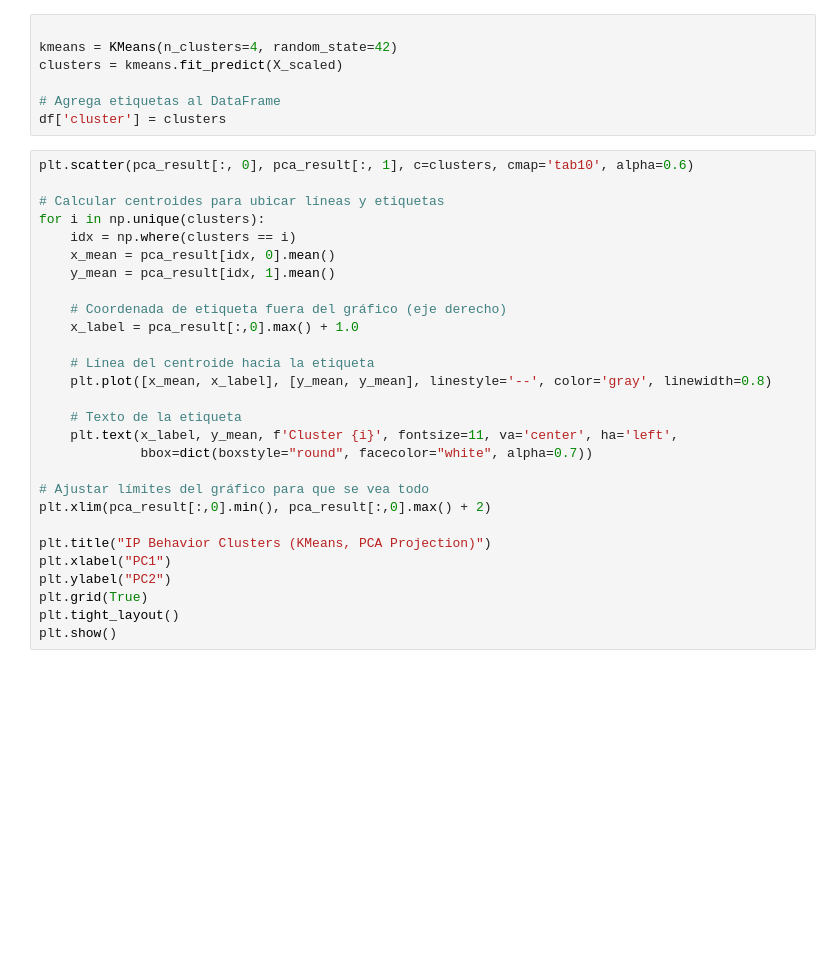
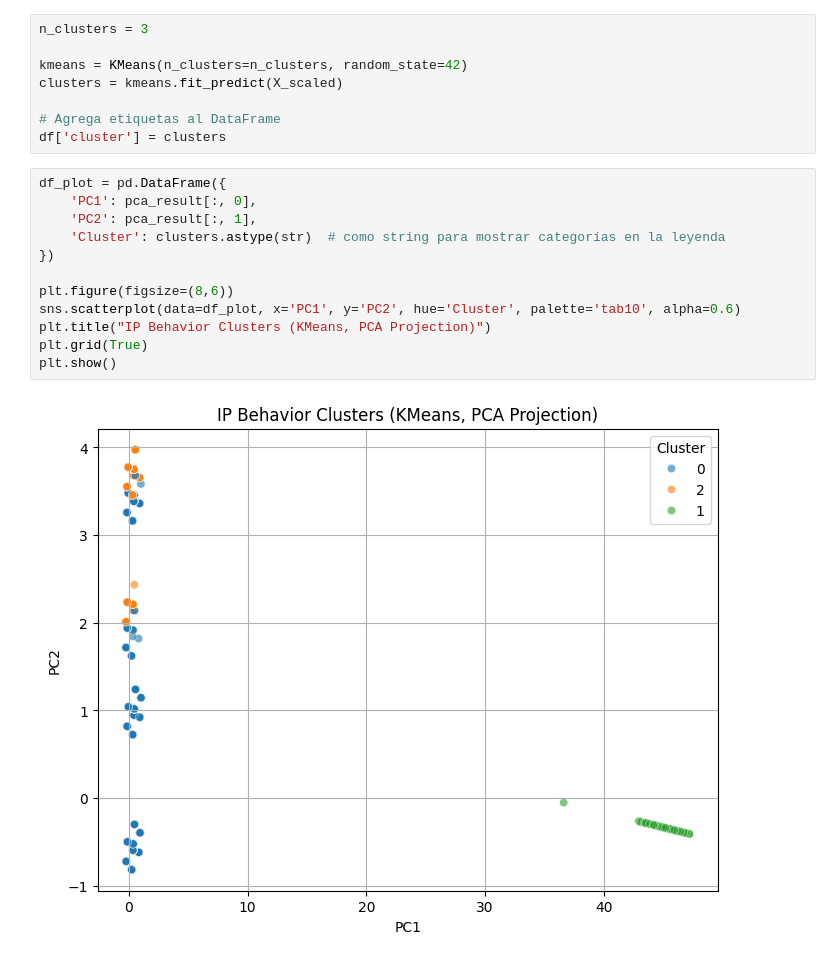
Before and after one commit to Dalperdomoe/meli_deteccion_anomalias, a Jupyter notebook: notebooks/2.0-dape-model.ipynb, the cells around one changed output. Saved outputs shown, nothing was run; the diff lists cells and outputs as text; blank space fills up the shorter version.

```diff
--- a/notebooks/2.0-dape-model.ipynb
+++ b/notebooks/2.0-dape-model.ipynb
@@ -43,37 +98,24 @@ plt.show()
 # %%
+n_clusters = 3
 
-kmeans = KMeans(n_clusters=4, random_state=42)
+kmeans = KMeans(n_clusters=n_clusters, random_state=42)
 clusters = kmeans.fit_predict(X_scaled)
 
 # Agrega etiquetas al DataFrame
 df['cluster'] = clusters
 # %%
-plt.scatter(pca_result[:, 0], pca_result[:, 1], c=clusters, cmap='tab10', alpha=0.6)
+df_plot = pd.DataFrame({
+    'PC1': pca_result[:, 0],
+    'PC2': pca_result[:, 1],
+    'Cluster': clusters.astype(str)  # como string para mostrar categorías en la leyenda
+})
 
-# Calcular centroides para ubicar líneas y etiquetas
-for i in np.unique(clusters):
-    idx = np.where(clusters == i)
-    x_mean = pca_result[idx, 0].mean()
-    y_mean = pca_result[idx, 1].mean()
-
-    # Coordenada de etiqueta fuera del gráfico (eje derecho)
-    x_label = pca_result[:,0].max() + 1.0
-
-    # Línea del centroide hacia la etiqueta
-    plt.plot([x_mean, x_label], [y_mean, y_mean], linestyle='--', color='gray', linewidth=0.8)
-
-    # Texto de la etiqueta
-    plt.text(x_label, y_mean, f'Cluster {i}', fontsize=11, va='center', ha='left',
-             bbox=dict(boxstyle="round", facecolor="white", alpha=0.7))
-
-# Ajustar límites del gráfico para que se vea todo
-plt.xlim(pca_result[:,0].min(), pca_result[:,0].max() + 2)
-
+plt.figure(figsize=(8,6))
+sns.scatterplot(data=df_plot, x='PC1', y='PC2', hue='Cluster', palette='tab10', alpha=0.6)
 plt.title("IP Behavior Clusters (KMeans, PCA Projection)")
-plt.xlabel("PC1")
-plt.ylabel("PC2")
 plt.grid(True)
-plt.tight_layout()
 plt.show()
+# %% [output]
+[figure, added]
 # %%
 df.groupby('cluster').mean()
```
Also changed, not shown: parts of 9 cells of this notebook, 9 other files.
